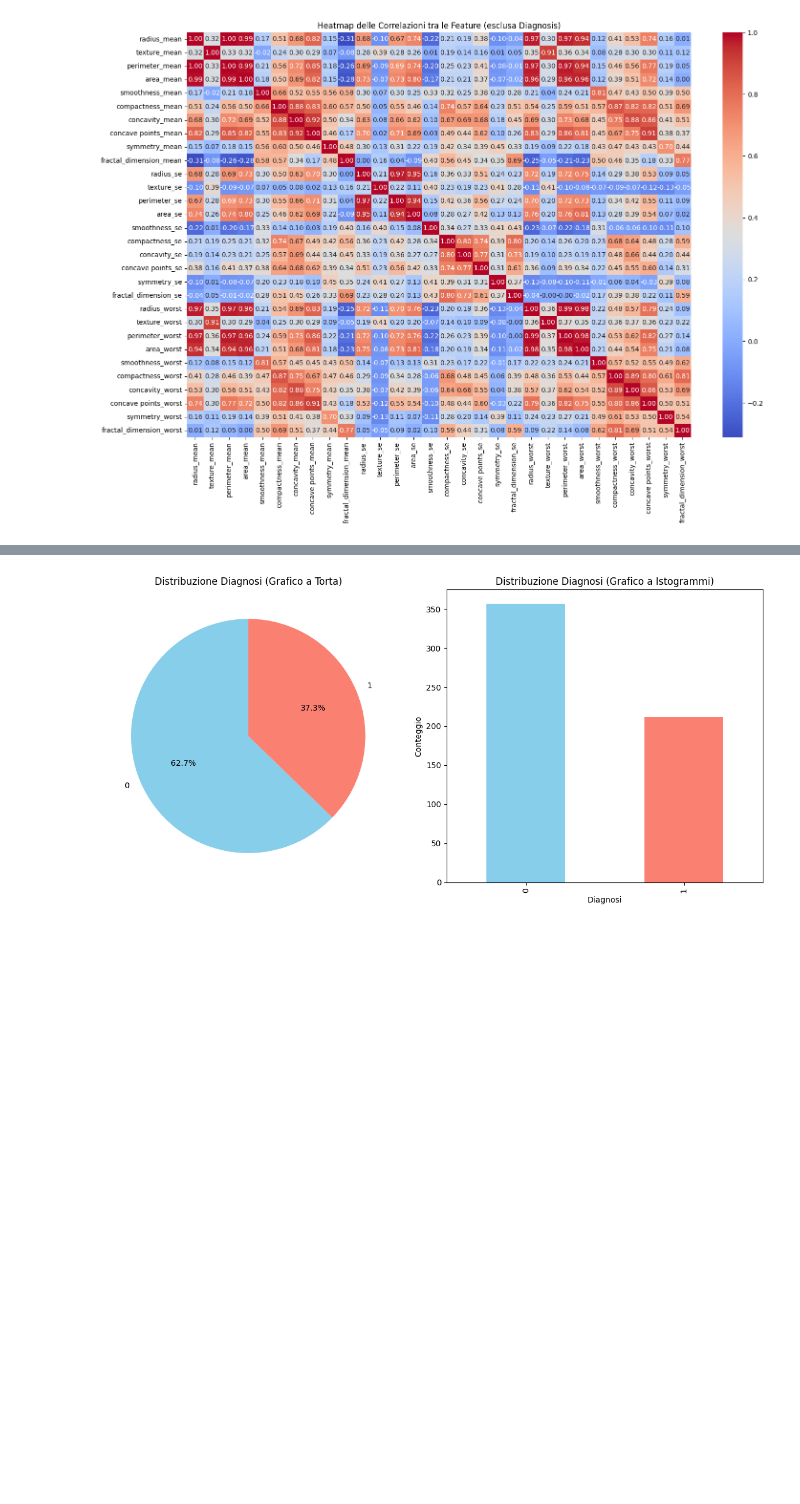
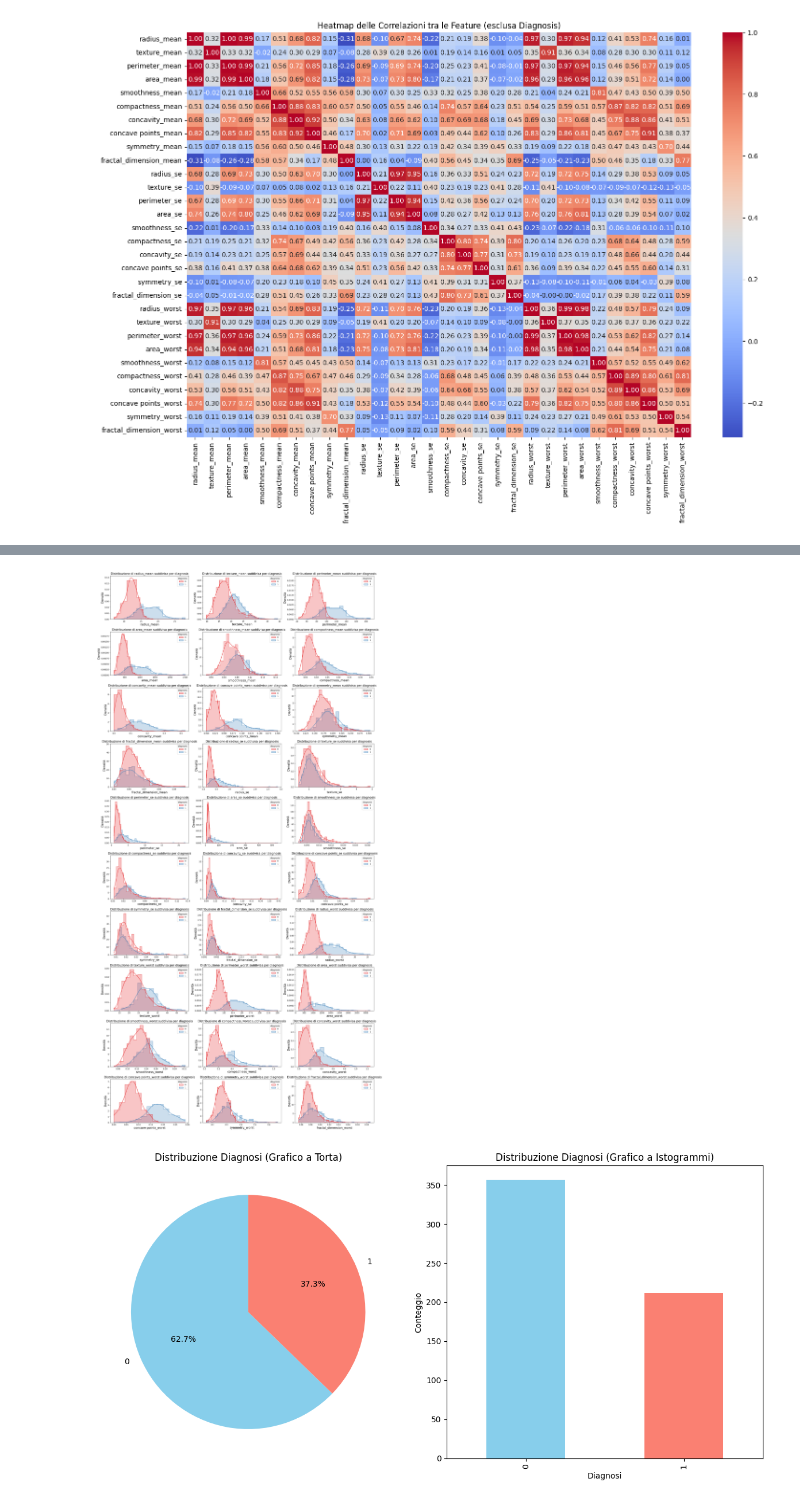
Before and after one commit to NIKFIORE/Progetto-Architettura-dei-dati, a Jupyter notebook: Main.ipynb, the cells around one changed output, grey strips where cells are left out. Saved outputs shown, nothing was run; the diff lists cells and outputs as text; code cells hidden in the pictures; blank space fills up the shorter version.

```diff
--- a/Main.ipynb
+++ b/Main.ipynb
@@ -146,3 +168,29 @@ plt.show()
+# %%
+# GRAFICI DI DISTRIBUZIONE
+fig, axes = plt.subplots(n_rows, n_cols, figsize=(20, 4 * n_rows), sharey=False)
+
+# Gestisci il caso di una sola riga
+if n_rows == 1:
+    axes = [axes] if n_cols == 1 else axes
+else:
+    axes = axes.flatten()
+
+for i, feature in enumerate(numeric_features):
+    sns.histplot(data=df, x=feature, hue=target, kde=True, element="step",
+                palette="Set1", stat="density", ax=axes[i])
+    axes[i].set_title(f"Distribuzione di {feature} suddivisa per {target}", fontsize=15)
+    axes[i].set_xlabel(feature, fontsize=15)
+    axes[i].set_ylabel("Densità", fontsize=15)
+
+# Rimuovi subplot vuoti se presenti
+for i in range(n_features, n_rows * n_cols):
+    axes[i].axis('off')
+
+plt.tight_layout()
+plt.savefig("Distribuzione_Features_Numeriche.pdf")
+plt.show()
+# %% [output]
+[figure, added]
 # %%
 # Plot a torta
 plt.figure(figsize=(12, 6))
```
Also changed, not shown: parts of 6 cells of this notebook.
